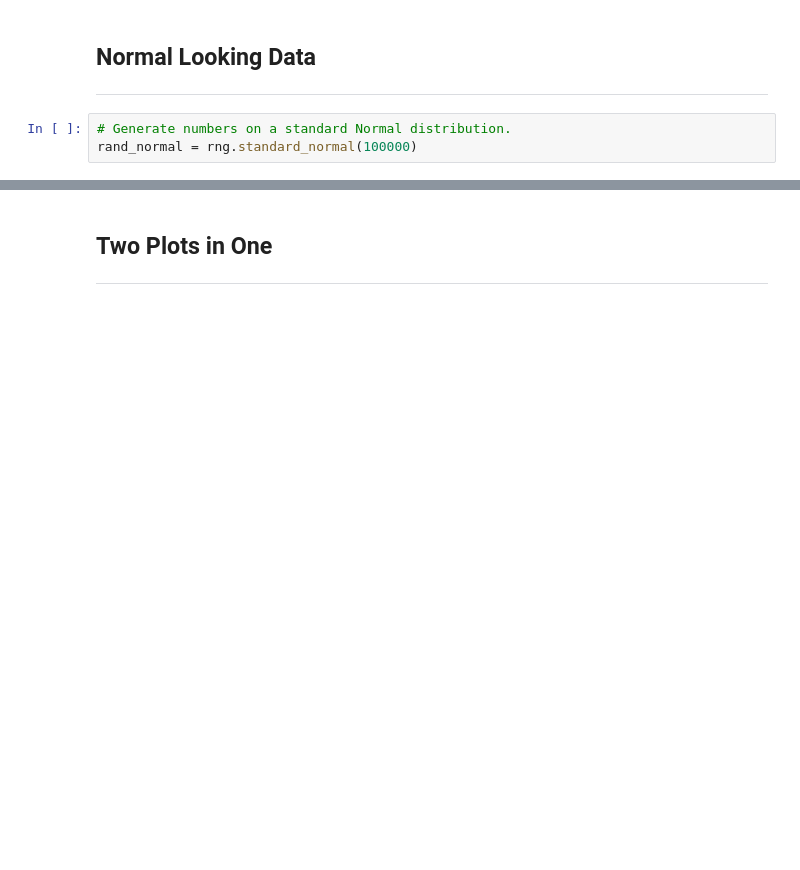
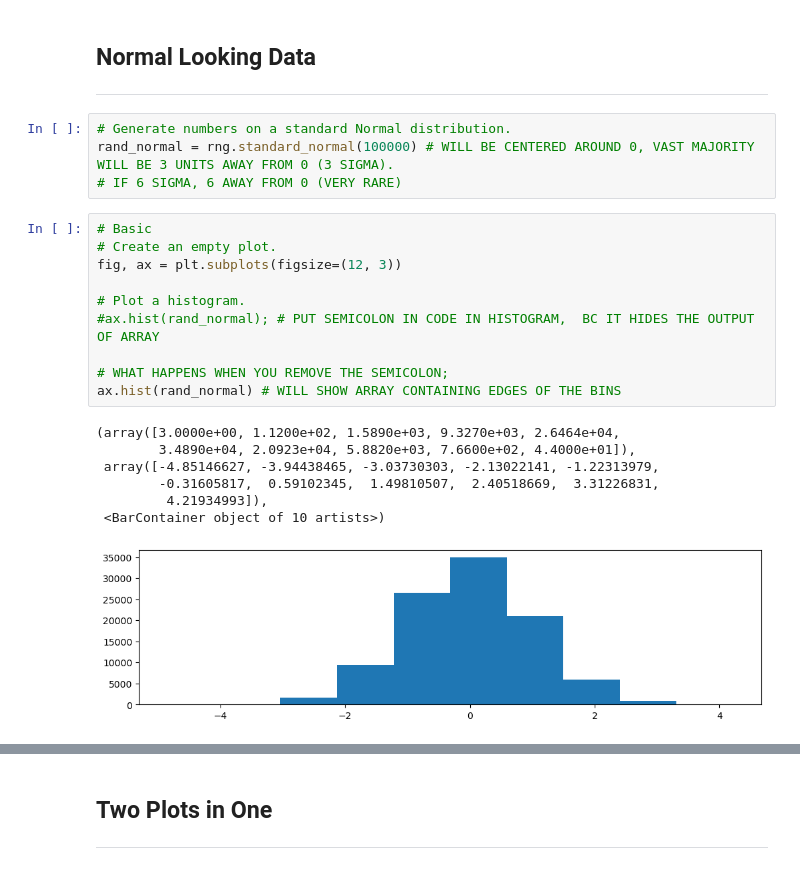
Before and after one commit to nurbujang/myworkw23, a Jupyter notebook: random.ipynb, the cells around one changed output, grey strips where cells are left out. Cells and saved outputs as stored; diff of their text form; blank space fills up the shorter version.

```diff
--- a/random.ipynb
+++ b/random.ipynb
@@ -347,7 +347,26 @@ ax.hist(rand_floats, bins=100);
 ***
 # %%
 # Generate numbers on a standard Normal distribution.
-rand_normal = rng.standard_normal(100000)
+rand_normal = rng.standard_normal(100000) # WILL BE CENTERED AROUND 0, VAST MAJORITY WILL BE 3 UNITS AWAY FROM 0 (3 SIGMA).
+# IF 6 SIGMA, 6 AWAY FROM 0 (VERY RARE)
+# %%
+# Basic
+# Create an empty plot.
+fig, ax = plt.subplots(figsize=(12, 3))
+
+# Plot a histogram.
+#ax.hist(rand_normal); # PUT SEMICOLON IN CODE IN HISTOGRAM,  BC IT HIDES THE OUTPUT OF ARRAY
+
+# WHAT HAPPENS WHEN YOU REMOVE THE SEMICOLON;
+ax.hist(rand_normal) # WILL SHOW ARRAY CONTAINING EDGES OF THE BINS
+# %% [output]
+(array([3.0000e+00, 1.1200e+02, 1.5890e+03, 9.3270e+03, 2.6464e+04,
+        3.4890e+04, 2.0923e+04, 5.8820e+03, 7.6600e+02, 4.4000e+01]),
+ array([-4.85146627, -3.94438465, -3.03730303, -2.13022141, -1.22313979,
+        -0.31605817,  0.59102345,  1.49810507,  2.40518669,  3.31226831,
+         4.21934993]),
+ <BarContainer object of 10 artists>)
+[figure, added]
 # %%
 # Create an empty plot.
 fig, ax = plt.subplots(figsize=(12, 3))
```
Also changed, not shown: parts of 3 cells of this notebook.
